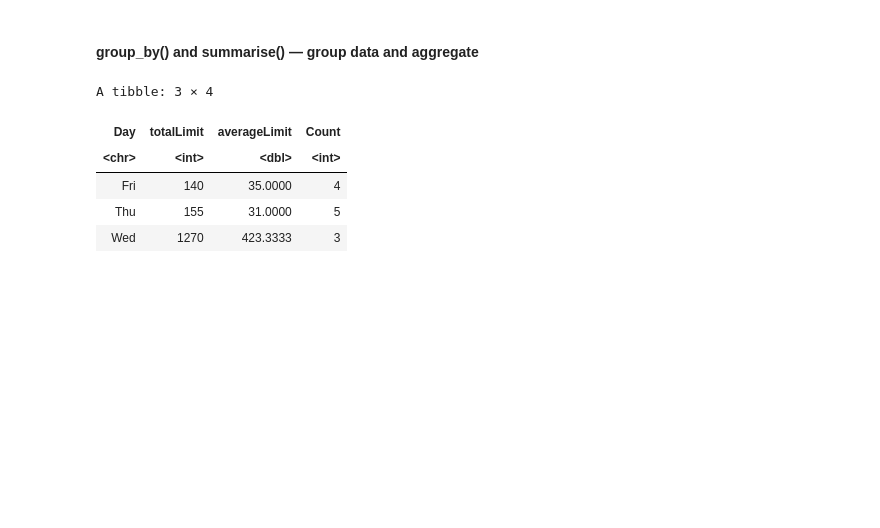
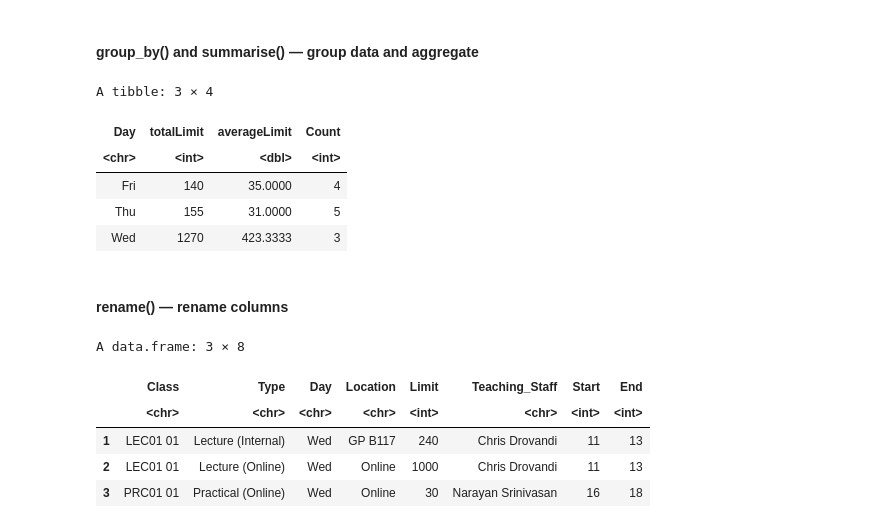
Before and after one commit to edelweiss611428/MXB107-Notebooks, a Jupyter notebook: notebooks/Week_1.ipynb, the cells around one changed output. Drawn from its saved outputs; the diff is of its cells as text; code cells hidden in the pictures; blank space fills up the shorter version.

```diff
--- a/notebooks/Week_1.ipynb
+++ b/notebooks/Week_1.ipynb
@@ -208,3 +245,16 @@ A tibble: 3 × 4
 | Fri | 140 | 35.0000 | 4 |
 | Thu | 155 | 31.0000 | 5 |
 | Wed | 1270 | 423.3333 | 3 |
+# %% [markdown]
+#### **rename() — rename columns**
+# %%
+MXB107_Info %>%
+  rename(Start = From, End = To) %>%
+  head(3)
+# %% [output]
+A data.frame: 3 × 8
+|  | Class | Type | Day | Location | Limit | Teaching_Staff | Start | End |
+|  | <chr> | <chr> | <chr> | <chr> | <int> | <chr> | <int> | <int> |
+| 1 | LEC01 01 | Lecture (Internal) | Wed | GP B117 | 240 | Chris Drovandi | 11 | 13 |
+| 2 | LEC01 01 | Lecture (Online) | Wed | Online | 1000 | Chris Drovandi | 11 | 13 |
+| 3 | PRC01 01 | Practical (Online) | Wed | Online | 30 | Narayan Srinivasan | 16 | 18 |
```
Also changed, not shown: parts of 13 cells of this notebook.
